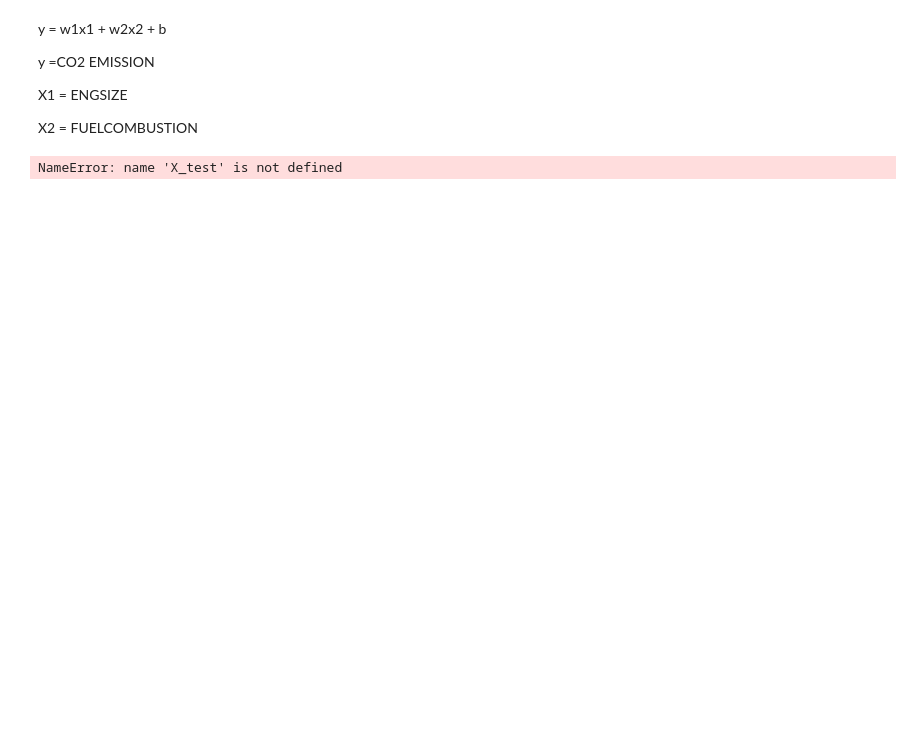
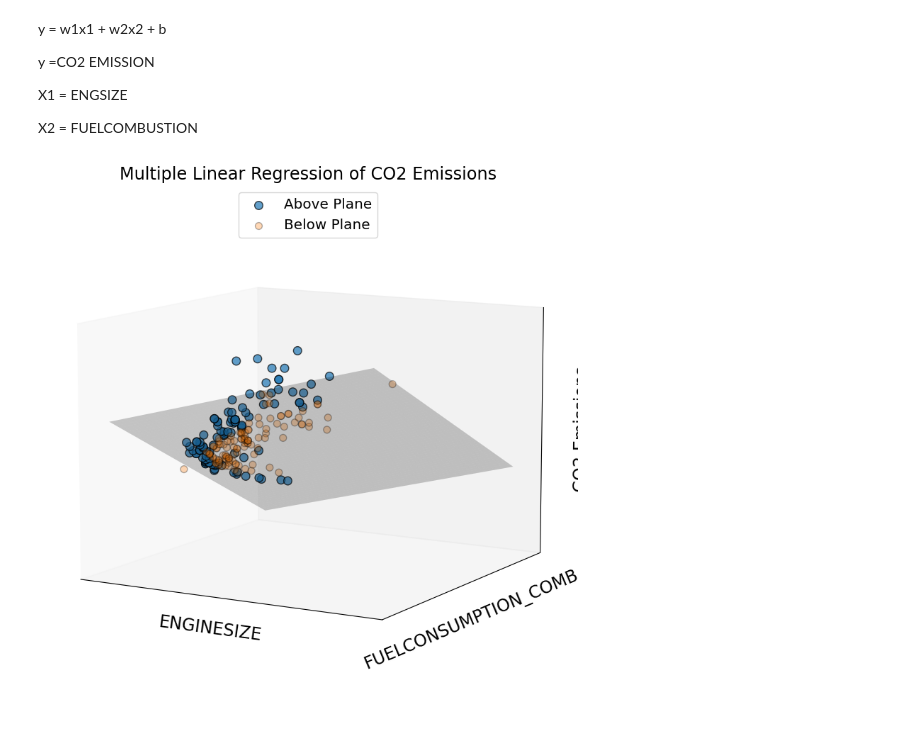
Before and after one commit to toRK25/Multi-Regression, a Jupyter notebook: try.ipynb, the cells around one changed output. Cells and saved outputs as stored; diff of their text form; code cells hidden in the pictures; blank space fills up the shorter version.

```diff
--- a/try.ipynb
+++ b/try.ipynb
@@ -202,39 +191,48 @@ X2 = x_test[:, 1] if x_test.ndim > 1 else np.zeros_like(X1)
 x1_surf, x2_surf = np.meshgrid(np.linspace(X1.min(), X1.max(), 100),
                                np.linspace(X2.min(), X2.max(), 100))
 
-y_surf =   +  coef_[0,0] * x1_surf  +  coef_[0,1] * x2_surf
+# Use correct coef indexing for 1D array
+if coef.ndim == 1:
+    y_surf = intercept + coef[0] * x1_surf + coef[1] * x2_surf
+else:
+    y_surf = intercept + coef[0,0] * x1_surf + coef[0,1] * x2_surf
 
 # Predict y values using trained regression model to compare with actual y_test for above/below plane colors
-y_pred =  model.predict(x_test.reshape(-1, 1)) if x_test.ndim == 1 else model.predict(x_test)
+if x_test.ndim == 1:
+    y_pred = model.predict(x_test.reshape(-1, 1))
+else:
+    y_pred = model.predict(x_test)
+
+# Flatten arrays for boolean indexing
 above_plane = y_test >= y_pred
 below_plane = y_test < y_pred
-above_plane = above_plane[:,0]
-below_plane = below_plane[:,0]
+above_plane = above_plane.flatten()
+below_plane = below_plane.flatten()
 
 # Plotting
 fig = plt.figure(figsize=(20, 8))
 ax = fig.add_subplot(111, projection='3d')
 
 # Plot the data points above and below the plane in different colors
 ax.scatter(X1[above_plane], X2[above_plane], y_test[above_plane],  label="Above Plane",s=70,alpha=.7,ec='k')
 ax.scatter(X1[below_plane], X2[below_plane], y_test[below_plane],  label="Below Plane",s=50,alpha=.3,ec='k')
 
 # Plot the regression plane
-ax.plot_surface(x1_surf, x2_surf, y_surf, color='k', alpha=0.21,label='plane')
+ax.plot_surface(x1_surf, x2_surf, y_surf, color='k', alpha=0.21)
 
 # Set view and labels
 ax.view_init(elev=10)
 
 ax.legend(fontsize='x-large',loc='upper center')
 ax.set_xticks([])
 ax.set_yticks([])
 ax.set_zticks([])
-ax.set_box_aspect(None, zoom=0.75)
+ax.set_box_aspect([1,1,0.75])
 ax.set_xlabel('ENGINESIZE', fontsize='xx-large')
-ax.set_ylabel('FUELCONSUMPTION', fontsize='xx-large')
+ax.set_ylabel('FUELCONSUMPTION_COMB_MPG', fontsize='xx-large')
 ax.set_zlabel('CO2 Emissions', fontsize='xx-large')
 ax.set_title('Multiple Linear Regression of CO2 Emissions', fontsize='xx-large')
 plt.tight_layout()
 plt.show()
 # %% [output]
-NameError: name 'X_test' is not defined
+[figure, added]
```
Also changed, not shown: parts of 2 cells of this notebook.
